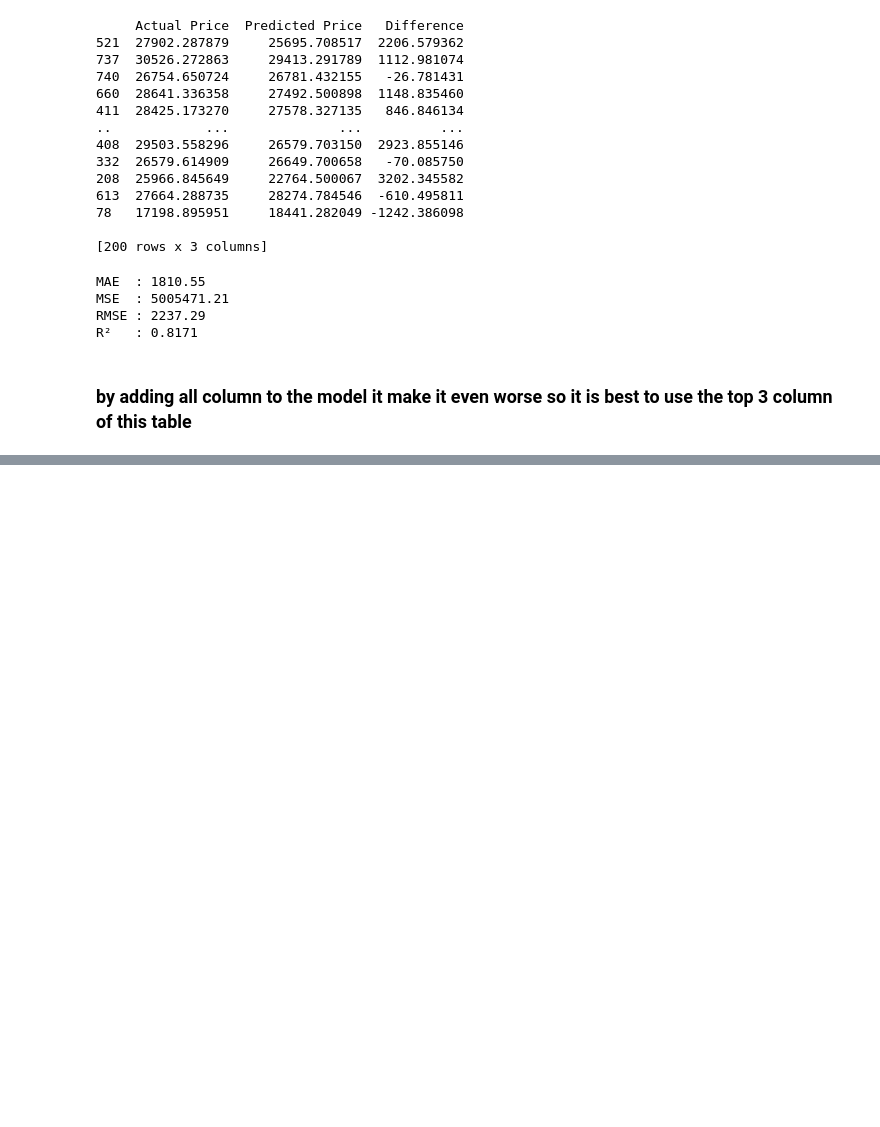
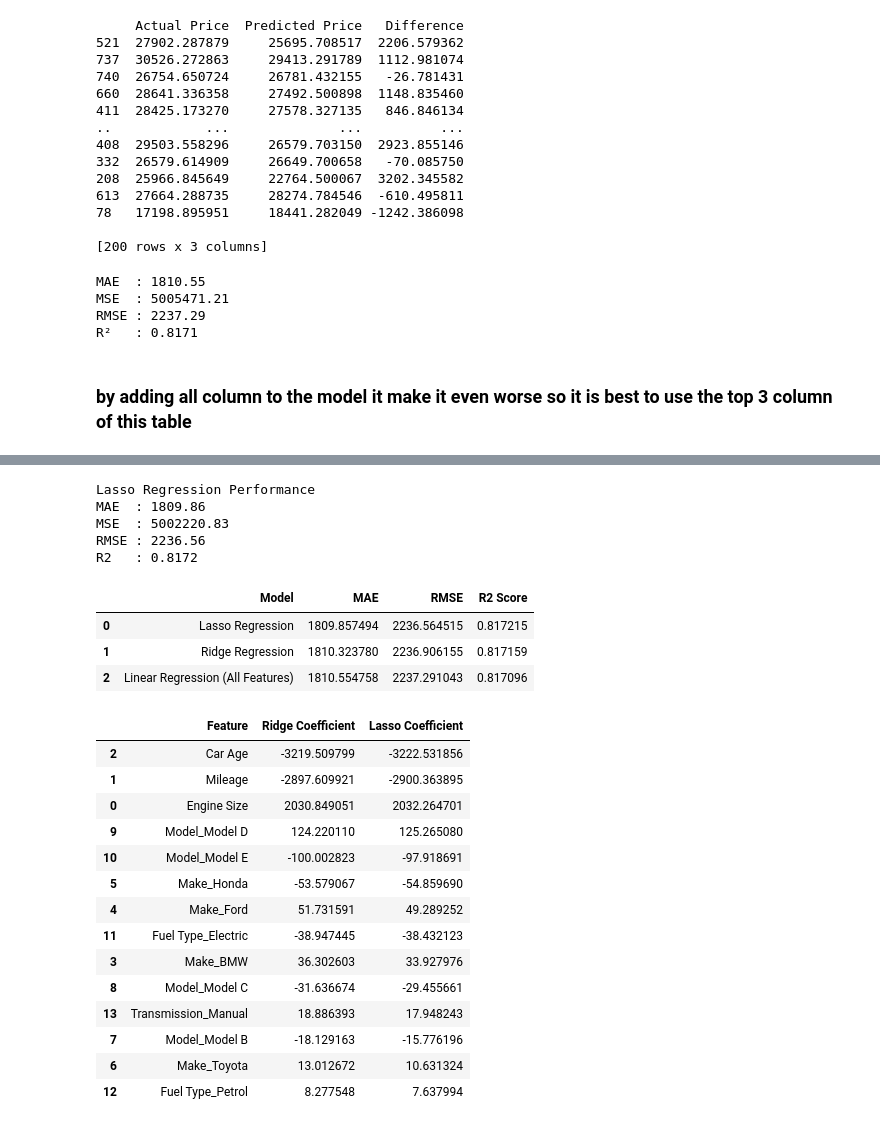
Before and after one commit to Snehratanpara1/Machine-Learning, a Jupyter notebook: Regression/CarPrice_Pred_EDA_FEFS.ipynb, the cells around one changed output, grey strips where cells are left out. Saved outputs shown, nothing was run; the diff lists cells and outputs as text; code cells hidden in the pictures; blank space fills up the shorter version.

Commit message:
Adding the lasso and ridge regression to the file

```diff
--- a/Regression/CarPrice_Pred_EDA_FEFS.ipynb
+++ b/Regression/CarPrice_Pred_EDA_FEFS.ipynb
@@ -679,0 +714,17 @@ R²   : 0.8171
+# %%
+# Ridge Regression
+ridge_model = Ridge(alpha=1.0)
+ridge_model.fit(X_train_reg_scaled, y_train_reg)
+
+y_pred_ridge = ridge_model.predict(X_test_reg_scaled)
+
+mae_ridge = mean_absolute_error(y_test_reg, y_pred_ridge)
+mse_ridge = mean_squared_error(y_test_reg, y_pred_ridge)
+rmse_ridge = np.sqrt(mse_ridge)
+r2_ridge = r2_score(y_test_reg, y_pred_ridge)
+
+print('Ridge Regression Performance')
+print(f'MAE  : {mae_ridge:.2f}')
+print(f'MSE  : {mse_ridge:.2f}')
+print(f'RMSE : {rmse_ridge:.2f}')
+print(f'R2   : {r2_ridge:.4f}')
@@ -679,0 +737,61 @@ R²   : 0.8171
+# %%
+# Lasso Regression
+lasso_model = Lasso(alpha=1.0, max_iter=10000)
+lasso_model.fit(X_train_reg_scaled, y_train_reg)
+
+y_pred_lasso = lasso_model.predict(X_test_reg_scaled)
+
+mae_lasso = mean_absolute_error(y_test_reg, y_pred_lasso)
+mse_lasso = mean_squared_error(y_test_reg, y_pred_lasso)
+rmse_lasso = np.sqrt(mse_lasso)
+r2_lasso = r2_score(y_test_reg, y_pred_lasso)
+
+print('Lasso Regression Performance')
+print(f'MAE  : {mae_lasso:.2f}')
+print(f'MSE  : {mse_lasso:.2f}')
+print(f'RMSE : {rmse_lasso:.2f}')
+print(f'R2   : {r2_lasso:.4f}')
+# %% [output]
+Lasso Regression Performance
+MAE  : 1809.86
+MSE  : 5002220.83
+RMSE : 2236.56
+R2   : 0.8172
+# %%
+model_comparison = pd.DataFrame({
+    'Model': ['Linear Regression (All Features)', 'Ridge Regression', 'Lasso Regression'],
+    'MAE': [mae_mlrf, mae_ridge, mae_lasso],
+    'RMSE': [rmse_mlrf, rmse_ridge, rmse_lasso],
+    'R2 Score': [r2_mlrf, r2_ridge, r2_lasso]
+})
+
+model_comparison.sort_values(by='R2 Score', ascending=False).reset_index(drop=True)
+# %% [output]
+|  | Model | MAE | RMSE | R2 Score |
+| 0 | Lasso Regression | 1809.857494 | 2236.564515 | 0.817215 |
+| 1 | Ridge Regression | 1810.323780 | 2236.906155 | 0.817159 |
+| 2 | Linear Regression (All Features) | 1810.554758 | 2237.291043 | 0.817096 |
+# %%
+coef_comparison = pd.DataFrame({
+    'Feature': X_reg.columns,
+    'Ridge Coefficient': ridge_model.coef_,
+    'Lasso Coefficient': lasso_model.coef_
+})
+
+coef_comparison.sort_values(by='Ridge Coefficient', key=np.abs, ascending=False)
+# %% [output]
+|  | Feature | Ridge Coefficient | Lasso Coefficient |
+| 2 | Car Age | -3219.509799 | -3222.531856 |
+| 1 | Mileage | -2897.609921 | -2900.363895 |
+| 0 | Engine Size | 2030.849051 | 2032.264701 |
+| 9 | Model_Model D | 124.220110 | 125.265080 |
+| 10 | Model_Model E | -100.002823 | -97.918691 |
+| 5 | Make_Honda | -53.579067 | -54.859690 |
+| 4 | Make_Ford | 51.731591 | 49.289252 |
+| 11 | Fuel Type_Electric | -38.947445 | -38.432123 |
+| 3 | Make_BMW | 36.302603 | 33.927976 |
+| 8 | Model_Model C | -31.636674 | -29.455661 |
+| 13 | Transmission_Manual | 18.886393 | 17.948243 |
+| 7 | Model_Model B | -18.129163 | -15.776196 |
+| 6 | Make_Toyota | 13.012672 | 10.631324 |
+| 12 | Fuel Type_Petrol | 8.277548 | 7.637994 |
```
Also changed, not shown: parts of 13 cells of this notebook.
